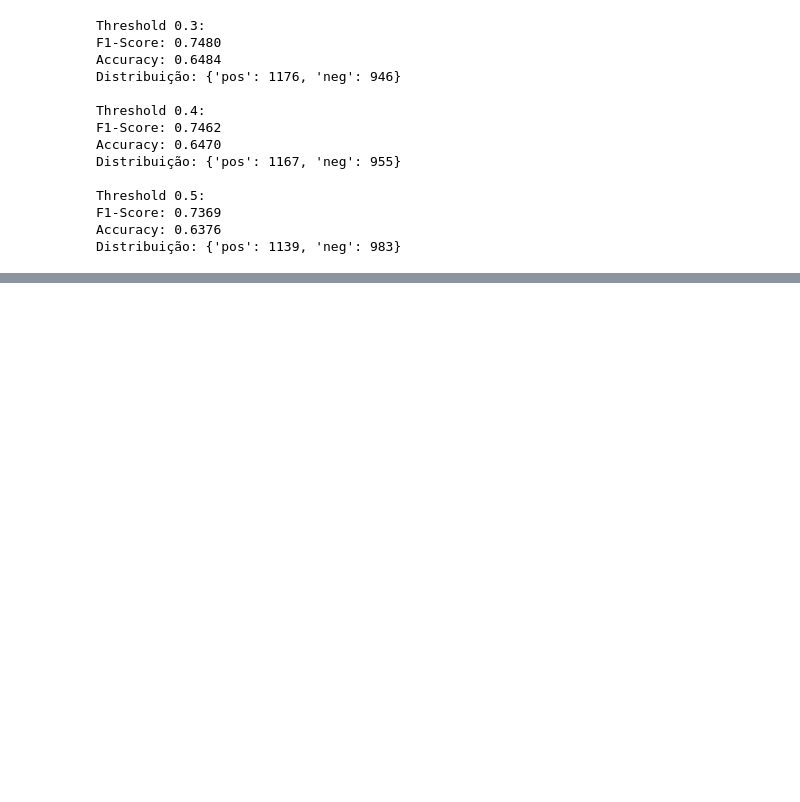
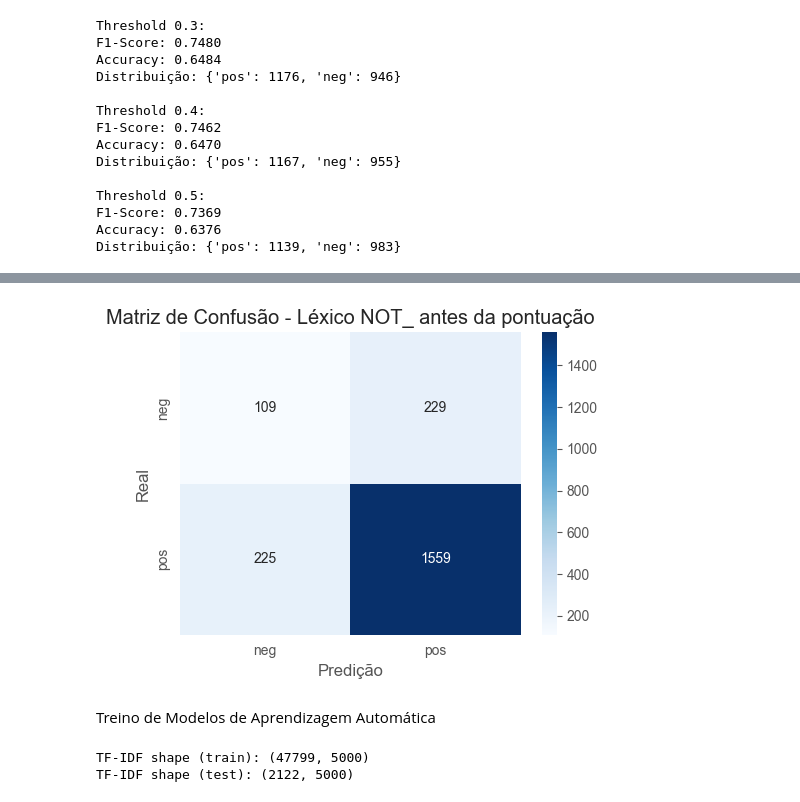
Before and after one commit to fernandorocha23/text_mining, a Jupyter notebook: project/Início.ipynb, the cells around one changed output, grey strips where cells are left out. Drawn from its saved outputs; the diff is of its cells as text; code cells hidden in the pictures; blank space fills up the shorter version.

```diff
--- a/project/Início.ipynb
+++ b/project/Início.ipynb
@@ -753,0 +798,2 @@ Distribuição: {'pos': 1139, 'neg': 983}
+# %%
+df_test['pred_lexico_simples'] = df_test['text_sem_lematizacao'].apply(sentiment_lexico_simples)
@@ -753,0 +1016,21 @@ Distribuição: {'pos': 1139, 'neg': 983}
+# %%
+def sentiment_lexico_not_antes_pontuacao(text):
+    score = 0
+
+    if not isinstance(text, str) or text.strip() == "":
+        return 'pos'
+
+    for w in text.split():
+        if w.startswith("NOT_"):
+            base = w[4:]
+            score -= lex.get(base, 0)
+        else:
+            score += lex.get(w, 0)
+
+    return 'pos' if score >= 0 else 'neg'
+# %%
+df_test['text_not_antes_pontuacao'] = df_test['text'].apply(prep_not_antes_pontuacao)
+df_test['pred_lexico_not_antes_pontuacao'] = df_test['text_not_antes_pontuacao'].apply(
+    sentiment_lexico_not_antes_pontuacao)
+
+df_test[['text', 'text_not_antes_pontuacao', 'pred_lexico_not_antes_pontuacao']].head(15)
@@ -753,0 +1082,37 @@ Distribuição: {'pos': 1139, 'neg': 983}
+# %%
+cm_not_antes = confusion_matrix(
+    df_test['class'],
+    df_test['pred_lexico_not_antes_pontuacao'],
+    labels=['neg', 'pos']
+)
+
+plt.figure(figsize=(5, 4))
+sns.heatmap(
+    cm_not_antes,
+    annot=True,
+    fmt='d',
+    cmap='Blues',
+    xticklabels=['neg', 'pos'],
+    yticklabels=['neg', 'pos']
+)
+
+plt.title('Matriz de Confusão - Léxico NOT_ antes da pontuação')
+plt.xlabel('Predição')
+plt.ylabel('Real')
+plt.tight_layout()
+plt.show()
+# %% [output]
+[figure, added]
+# %% [markdown]
+Treino de Modelos de Aprendizagem Automática
+# %%
+vectorizer = TfidfVectorizer(max_features=5000, ngram_range=(1,2))
+
+X_train_tfidf = vectorizer.fit_transform(df_train['text_transformers'])
+X_test_tfidf = vectorizer.transform(df_test['text_transformers'])
+
+print("TF-IDF shape (train):", X_train_tfidf.shape)
+print("TF-IDF shape (test):", X_test_tfidf.shape)
+# %% [output]
+TF-IDF shape (train): (47799, 5000)
+TF-IDF shape (test): (2122, 5000)
```
Also changed, not shown: parts of 15 cells of this notebook, 2 other files.
